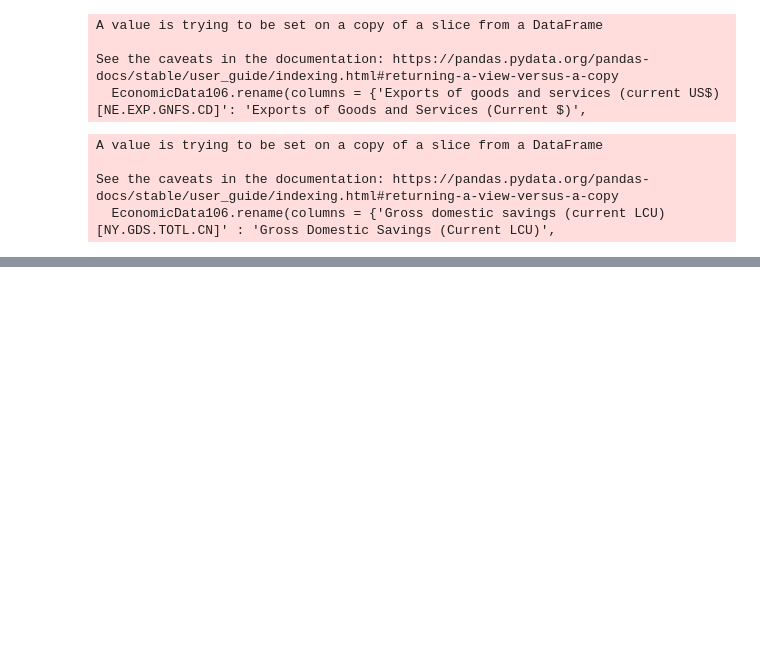
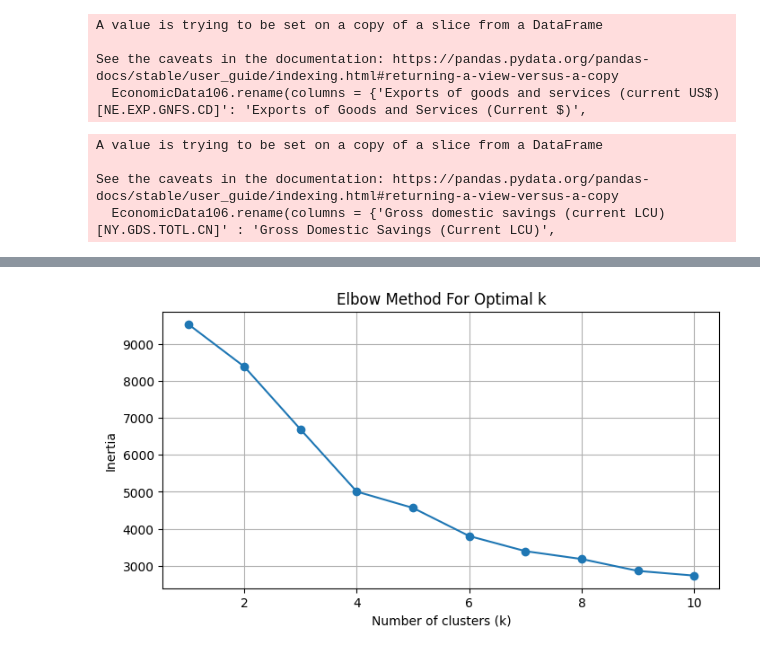
Before and after one commit to CSUN-MS-BANA/culminating-project-group-2, a Jupyter notebook: WEEK 4/Economic Data Cleaning and Analysis 2.23.2025.ipynb, the cells around one changed output, grey strips where cells are left out. Drawn from its saved outputs; the diff is of its cells as text; code cells hidden in the pictures; blank space fills up the shorter version.

Commit message:
clustering analysis code

```diff
--- a/WEEK 4/Economic Data Cleaning and Analysis 2.23.2025.ipynb
+++ b/WEEK 4/Economic Data Cleaning and Analysis 2.23.2025.ipynb
@@ -382,0 +515,4 @@ freq                                       14
+# %%
+# Convert only numeric columns to numeric values
+numeric_columns = EconomicData1062.select_dtypes(include=['float']).columns
+EconomicData1062[numeric_columns] = EconomicData1062[numeric_columns].apply(pd.to_numeric, errors='coerce')
@@ -382,0 +558,7 @@ freq                                       14
+# %%
+#dropping columns that have missing values
+EconomicData1062 = EconomicData1062.dropna(thresh=len(EconomicData1062) * 0.95, axis=1)
+# %%
+#list of numeric columns
+numeric_columns = NumericDF.columns.tolist()
+print("Numeric columns in the DataFrame:", numeric_columns)
@@ -382,0 +592,29 @@ freq                                       14
+# %%
+# Standardize features
+scaler = StandardScaler()
+df_scaled = scaler.fit_transform(EconomicData1062[numeric_columns])
+# %%
+from sklearn.cluster import KMeans
+import numpy as np
+
+# Ensure there are no NaN values in the dataset
+df_scaled_cleaned = np.nan_to_num(df_scaled)
+
+inertia = []
+K_range = range(1, 11)
+
+for k in K_range:
+    kmeans = KMeans(n_clusters=k, random_state=42)
+    kmeans.fit(df_scaled_cleaned)
+    inertia.append(kmeans.inertia_)
+
+# Plot elbow curve
+plt.figure(figsize=(8, 4))
+plt.plot(K_range, inertia, marker='o')
+plt.xlabel('Number of clusters (k)')
+plt.ylabel('Inertia')
+plt.title('Elbow Method For Optimal k')
+plt.grid(True)
+plt.show()
+# %% [output]
+[figure, added]
```
Also changed, not shown: parts of 33 cells of this notebook, 21 other files.
